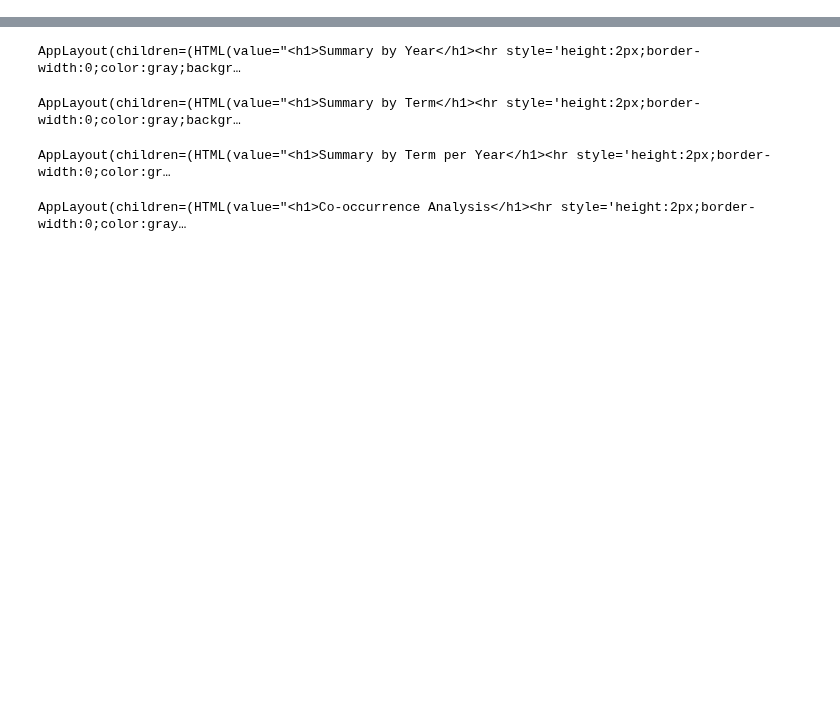
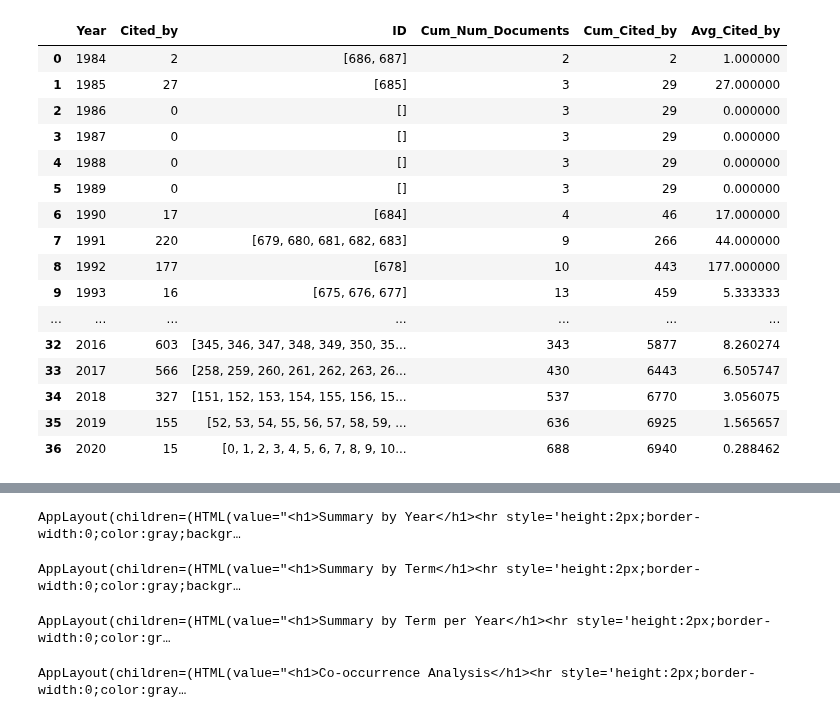
Before and after one commit to jdvelasq/techminer-old, a Jupyter notebook: techminer/apps.ipynb, the cells around one changed output, grey strips where cells are left out. Saved outputs shown, nothing was run; the diff lists cells and outputs as text; code cells hidden in the pictures; blank space fills up the shorter version.

```diff
--- a/techminer/apps.ipynb
+++ b/techminer/apps.ipynb
@@ -45,0 +24,20 @@ df = data.load_scopus(df)
+# %%
+by_year.citations_by_year(df)
+# %% [output]
+|  | Year | Cited_by | ID | Cum_Num_Documents | Cum_Cited_by | Avg_Cited_by |
+| 0 | 1984 | 2 | [686, 687] | 2 | 2 | 1.000000 |
+| 1 | 1985 | 27 | [685] | 3 | 29 | 27.000000 |
+| 2 | 1986 | 0 | [] | 3 | 29 | 0.000000 |
+| 3 | 1987 | 0 | [] | 3 | 29 | 0.000000 |
+| 4 | 1988 | 0 | [] | 3 | 29 | 0.000000 |
+| 5 | 1989 | 0 | [] | 3 | 29 | 0.000000 |
+| 6 | 1990 | 17 | [684] | 4 | 46 | 17.000000 |
+| 7 | 1991 | 220 | [679, 680, 681, 682, 683] | 9 | 266 | 44.000000 |
+| 8 | 1992 | 177 | [678] | 10 | 443 | 177.000000 |
+| 9 | 1993 | 16 | [675, 676, 677] | 13 | 459 | 5.333333 |
+| ... | ... | ... | ... | ... | ... | ... |
+| 32 | 2016 | 603 | [345, 346, 347, 348, 349, 350, 35... | 343 | 5877 | 8.260274 |
+| 33 | 2017 | 566 | [258, 259, 260, 261, 262, 263, 26... | 430 | 6443 | 6.505747 |
+| 34 | 2018 | 327 | [151, 152, 153, 154, 155, 156, 15... | 537 | 6770 | 3.056075 |
+| 35 | 2019 | 155 | [52, 53, 54, 55, 56, 57, 58, 59, ... | 636 | 6925 | 1.565657 |
+| 36 | 2020 | 15 | [0, 1, 2, 3, 4, 5, 6, 7, 8, 9, 10... | 688 | 6940 | 0.288462 |
```
Also changed, not shown: parts of 15 cells of this notebook, 8 other files.
